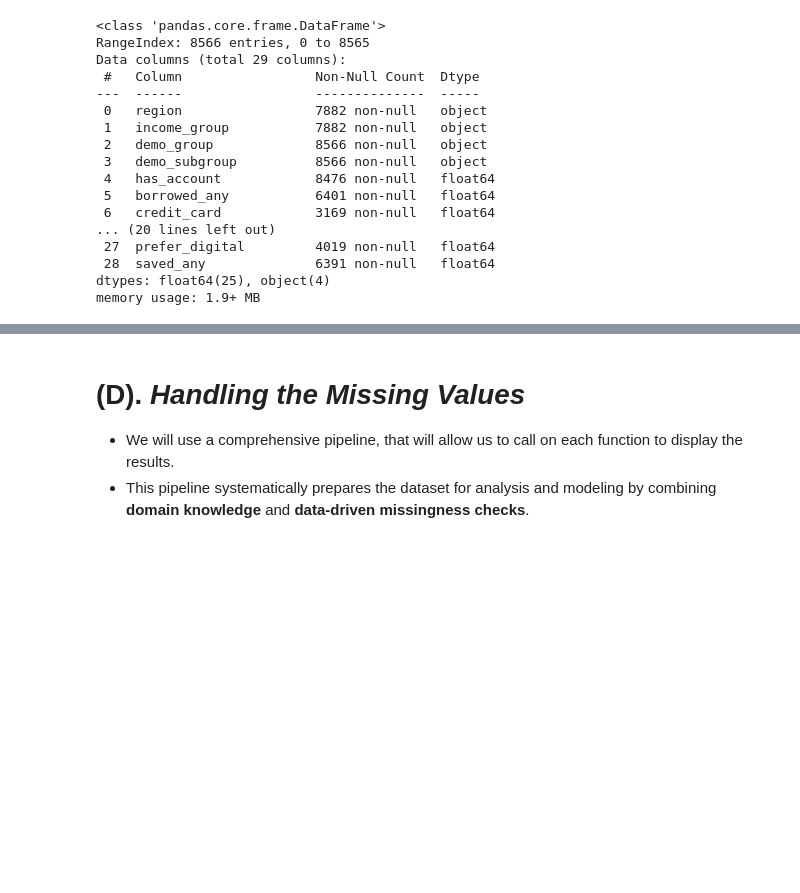
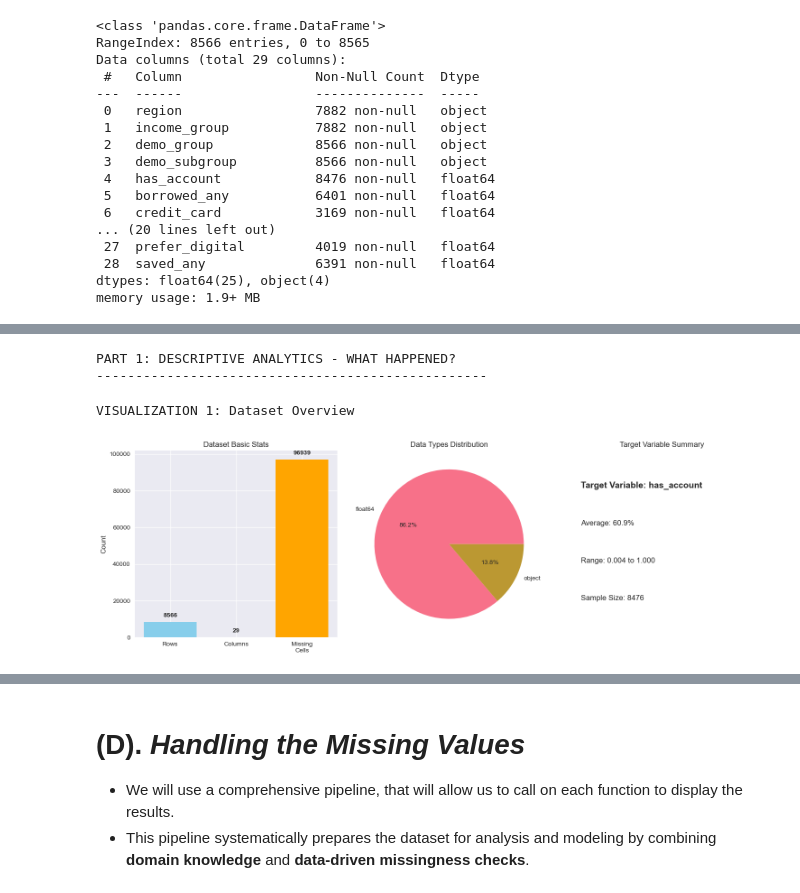
Before and after one commit to VAL-Jerono/FinScope, a Jupyter notebook: FinancialInclusivity.ipynb, the cells around one changed output, grey strips where cells are left out. Saved outputs shown, nothing was run; the diff lists cells and outputs as text; code cells hidden in the pictures; blank space fills up the shorter version.

```diff
--- a/FinancialInclusivity.ipynb
+++ b/FinancialInclusivity.ipynb
@@ -727,0 +744,59 @@ memory usage: 1.9+ MB
+# %%
+# ==================================================================================
+# PART 1: DESCRIPTIVE ANALYTICS (WHAT HAPPENED?)
+# Looking at the data as it is - before any processing
+# ==================================================================================
+
+print("\nPART 1: DESCRIPTIVE ANALYTICS - WHAT HAPPENED?")
+print("-" * 50)
+
+# Visualization 1: Basic Dataset Information
+def viz_1_basic_info(df):
+    """Simple overview of our dataset"""
+    print("VISUALIZATION 1: Dataset Overview")
+
+    fig, axes = plt.subplots(1, 3, figsize=(15, 5))
+
+    # Basic stats
+    total_rows = df.shape[0]
+    total_cols = df.shape[1]
+    missing_cells = df.isnull().sum().sum()
+
+    # Plot 1: Dataset size
+    categories = ['Rows', 'Columns', 'Missing\nCells']
+    values = [total_rows, total_cols, missing_cells]
+
+    bars = axes[0].bar(categories, values, color=['skyblue', 'lightcoral', 'orange'])
+    axes[0].set_title('Dataset Basic Stats')
+    axes[0].set_ylabel('Count')
+
+    # Add numbers on bars
+    for bar, value in zip(bars, values):
+        axes[0].text(bar.get_x() + bar.get_width()/2, bar.get_height() + max(values)*0.02,
+                    str(value), ha='center', va='bottom', fontweight='bold')
+
+    # Plot 2: Data types
+    dtype_counts = df.dtypes.value_counts()
+    axes[1].pie(dtype_counts.values, labels=dtype_counts.index, autopct='%1.1f%%')
+    axes[1].set_title('Data Types Distribution')
+
+    # Plot 3: Target variable summary
+    target_stats = df['has_account'].describe()
+    axes[2].text(0.1, 0.8, 'Target Variable: has_account', fontsize=14, fontweight='bold')
+    axes[2].text(0.1, 0.6, f'Average: {target_stats["mean"]:.1%}', fontsize=12)
+    axes[2].text(0.1, 0.4, f'Range: {target_stats["min"]:.3f} to {target_stats["max"]:.3f}', fontsize=12)
+    axes[2].text(0.1, 0.2, f'Sample Size: {target_stats["count"]:.0f}', fontsize=12)
+    axes[2].axis('off')
+    axes[2].set_title('Target Variable Summary')
+
+    plt.tight_layout()
+    plt.show()
+# %% [output]
+PART 1: DESCRIPTIVE ANALYTICS - WHAT HAPPENED?
+--------------------------------------------------
+# %%
+# step 1: Basic dataset info
+viz_1_basic_info(df_clean)
+# %% [output]
+VISUALIZATION 1: Dataset Overview
+[figure, added]
```
Also changed, not shown: parts of 70 cells of this notebook, 1 other file.
